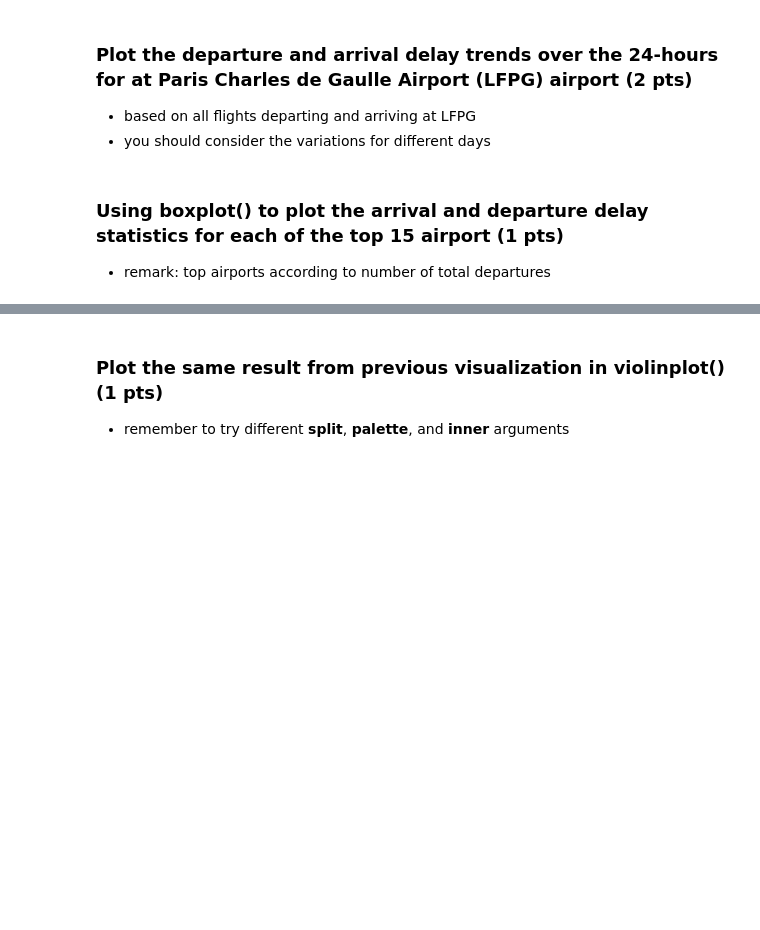
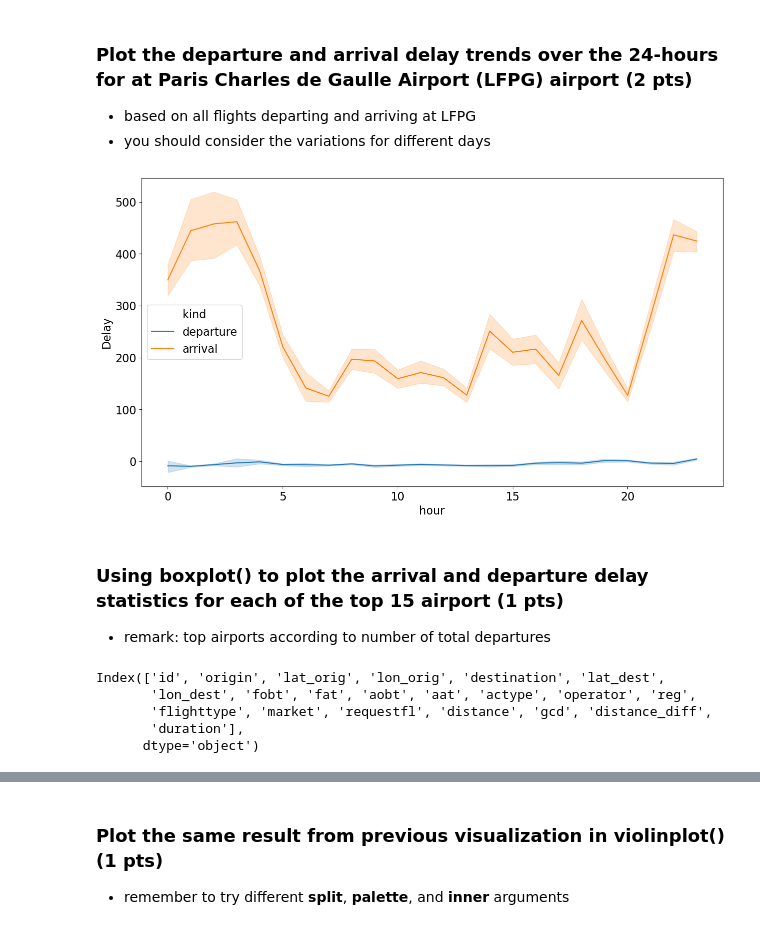
Before and after one commit to Alashmony/AI-Skills-for-Engineers-Data-Engineering-and-Data-Pipelines-UTDelftX, a Jupyter notebook: assignment_data_engineering.ipynb, the cells around one changed output, grey strips where cells are left out. Saved outputs shown, nothing was run; the diff lists cells and outputs as text; code cells hidden in the pictures; blank space fills up the shorter version.

```diff
--- a/assignment_data_engineering.ipynb
+++ b/assignment_data_engineering.ipynb
@@ -352,6 +453,39 @@ import seaborn as sns
 ### Plot the departure and arrival delay trends over the 24-hours for at Paris Charles de Gaulle Airport (LFPG) airport (2 pts)
 - based on all flights departing and arriving at LFPG
 - you should consider the variations for different days
+# %%
+lfpg_departure_delays = (
+    flights.query("origin=='LFPG'")
+    .assign(delay=lambda d: (d.fobt - d.aobt).dt.total_seconds() / 60)
+    .assign(hour=lambda h: h.fobt.dt.hour)
+    .assign(kind="departure")
+)
+# display(lfpg_departure_delays)
+lfpg_arrival_delays = (
+    flights.query("destination=='LFPG'")
+    .assign(delay=lambda d: (d.fat - d.aat).dt.total_seconds() / 60)
+    .assign(hour=lambda h: h.fobt.dt.hour)
+    .assign(kind="arrival")
+)
+# display(lfpg_arrival_delays)
+
+data = pd.concat([departure, arrival])
+
+
+fig, ax = plt.subplots(1, figsize=(15, 8))
+sns.lineplot(data=data, x="hour", y="delay", hue="kind", ax=ax)
+ax.set_ylabel("Delay")
+plt.show()
+# %% [output]
+[figure, added]
 # %% [markdown]
 ### Using boxplot() to plot the arrival and departure delay statistics for each of the top 15 airport (1 pts)
  - remark: top airports according to number of total departures
+# %%
+flights.columns
+# %% [output]
+Index(['id', 'origin', 'lat_orig', 'lon_orig', 'destination', 'lat_dest',
+       'lon_dest', 'fobt', 'fat', 'aobt', 'aat', 'actype', 'operator', 'reg',
+       'flighttype', 'market', 'requestfl', 'distance', 'gcd', 'distance_diff',
+       'duration'],
+      dtype='object')
```
Also changed, not shown: parts of 21 cells of this notebook.
